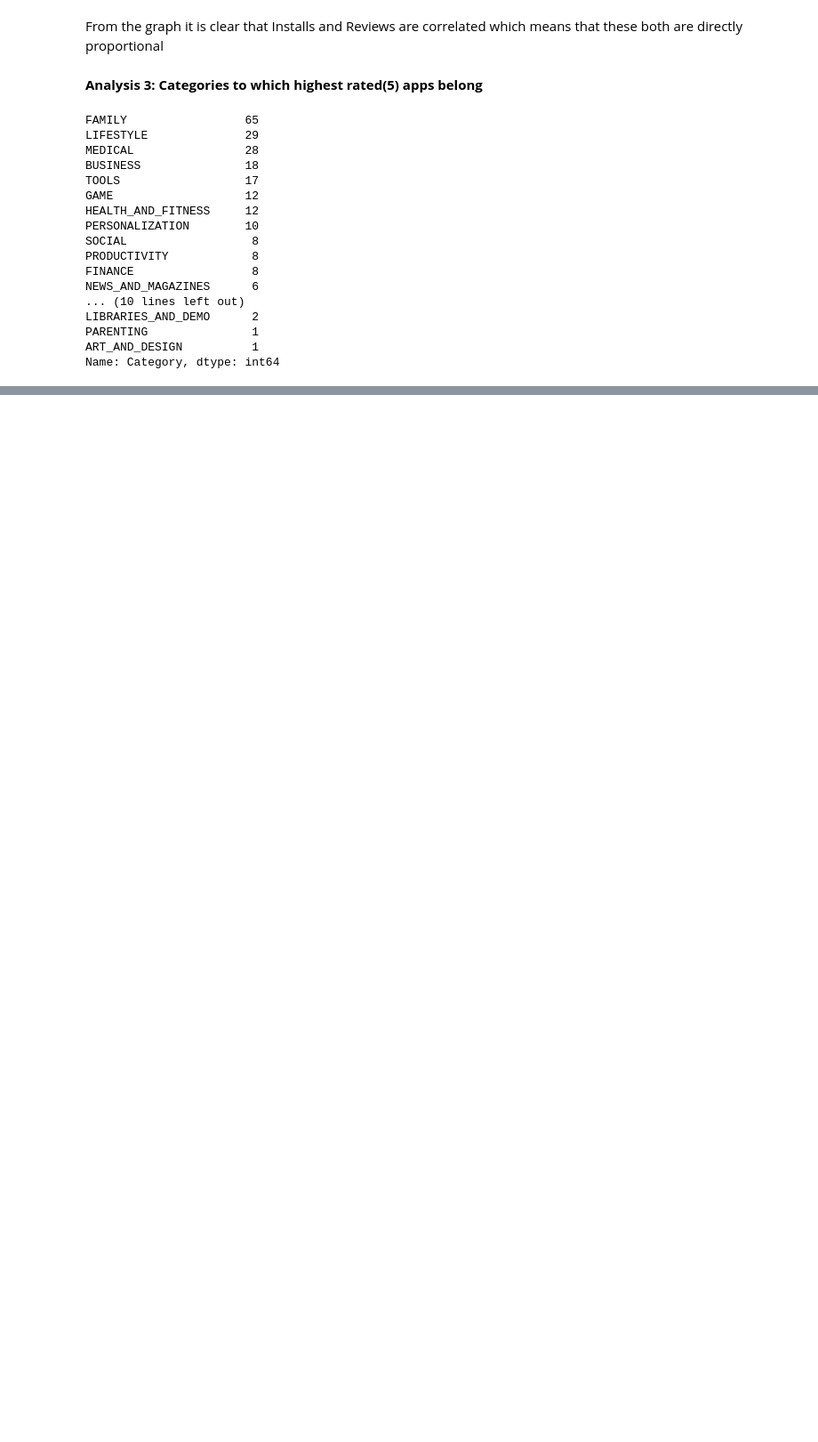
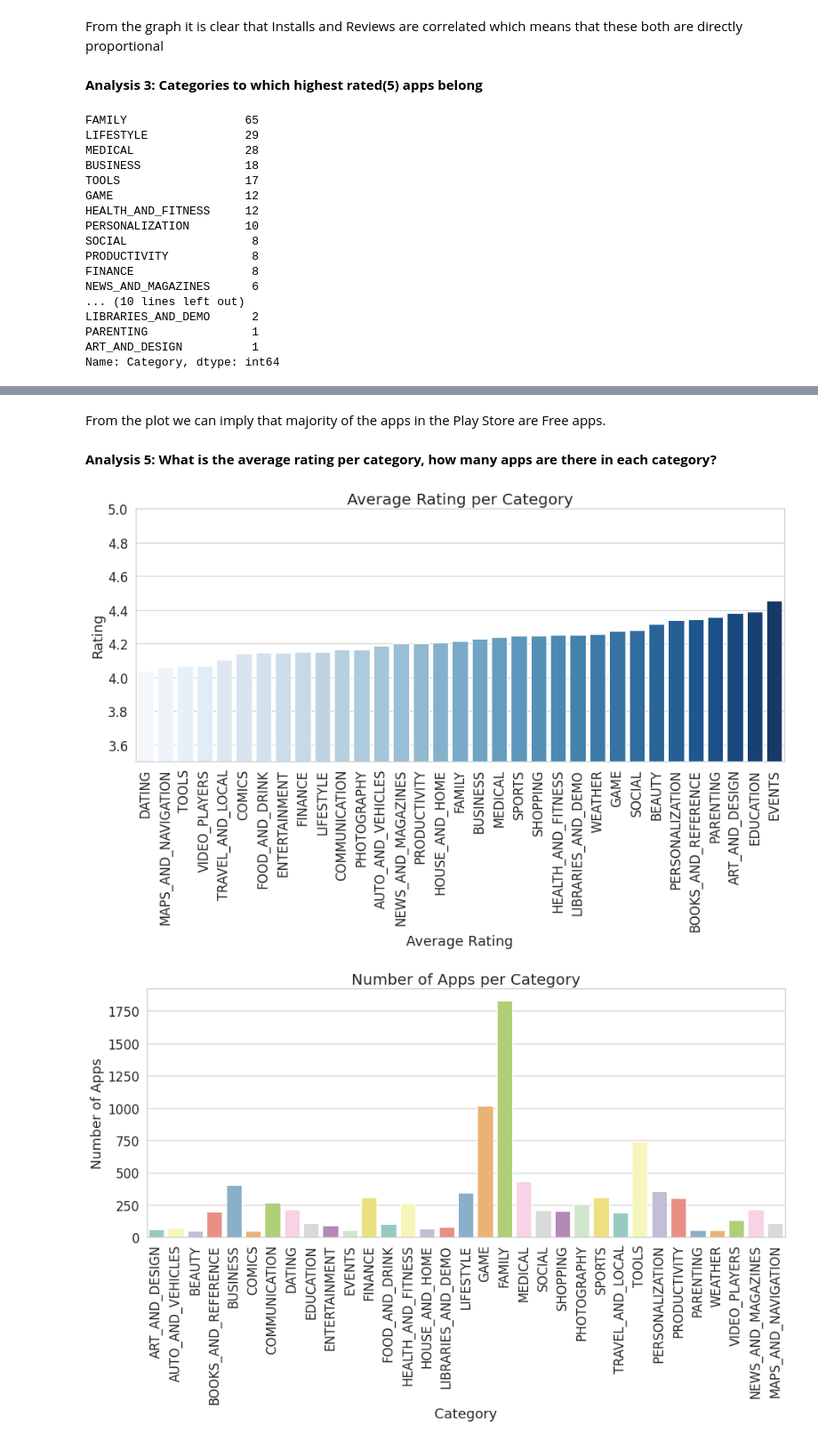
Before and after one commit to ankii7546/Play-Store-App-Review-Analysis, a Jupyter notebook: Capstone_Project_Play_Store_App_Review_Analysis_Individual.ipynb, the cells around one changed output, grey strips where cells are left out. Shown at 89% size. Drawn from its saved outputs; the diff is of its cells as text; code cells hidden in the pictures; blank space fills up the shorter version.

```diff
--- a/Capstone_Project_Play_Store_App_Review_Analysis_Individual.ipynb
+++ b/Capstone_Project_Play_Store_App_Review_Analysis_Individual.ipynb
@@ -345,0 +348,34 @@ TypeError: ignored
+# %% [markdown]
+From the plot we can imply that majority of the apps in the Play Store are Free apps.
+# %% [markdown]
+ <b> Analysis 5:  What is the average rating per category, how many apps are there in each category?
+# %%
+#look at the ratings per app category in a sequential order
+
+#prepare data and sort
+new_df = store_df.groupby("Category").Rating.mean().reset_index() #average ratings per category
+sorted_df = new_df.sort_values(by=["Rating"], ascending=True)  #sort by rating in descending order
+
+sns.set(font_scale=1.5, style="whitegrid")
+f, axes = plt.subplots(figsize=(15, 6), sharex=True)
+
+#since we have categorical data in the x axis, we will look data with a barplot
+ax = sns.barplot(x="Category", y="Rating", data=sorted_df, palette="Blues")
+for item in ax.get_xticklabels():
+    item.set_rotation(90) #rotate every xticklabels for readability
+ax.set(ylim=(3.5,5)) #zoom in y axes since values are distributed around 4
+plt.xlabel("Average Rating")
+plt.title("Average Rating per Category", size=20)
+
+#look at the number of apps per category
+f, axes = plt.subplots(figsize=(15, 6), sharex=True)
+
+#since we are going to count # of apps per each category we are going to use barplot
+ax = sns.countplot(x="Category", data=store_df, palette="Set3")
+plt.ylabel("Number of Apps")
+plt.title("Number of Apps per Category", size=20)
+for item in ax.get_xticklabels():
+    item.set_rotation(90)
+# %% [output]
+[figure, added]
+[figure, added]
```
Also changed, not shown: parts of 18 cells of this notebook.
